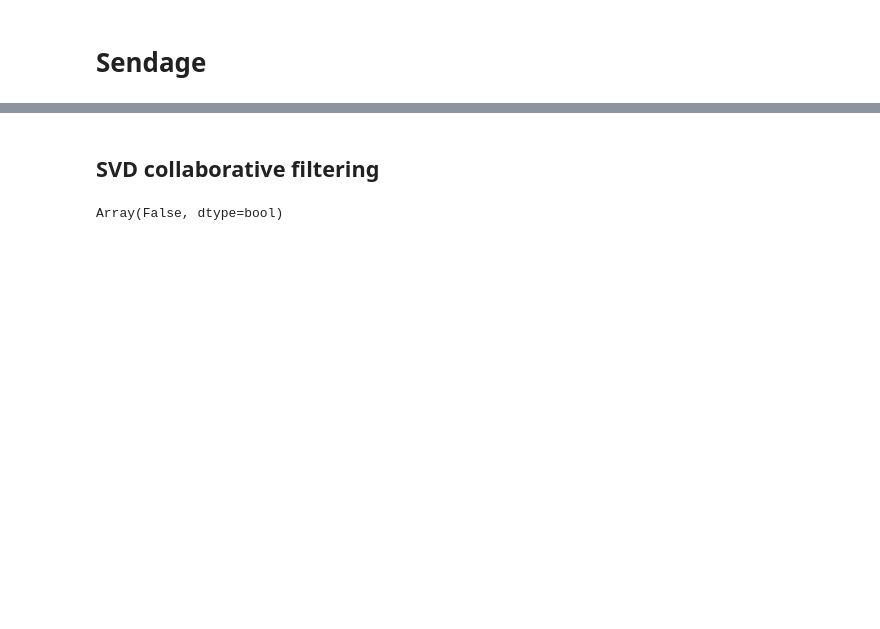
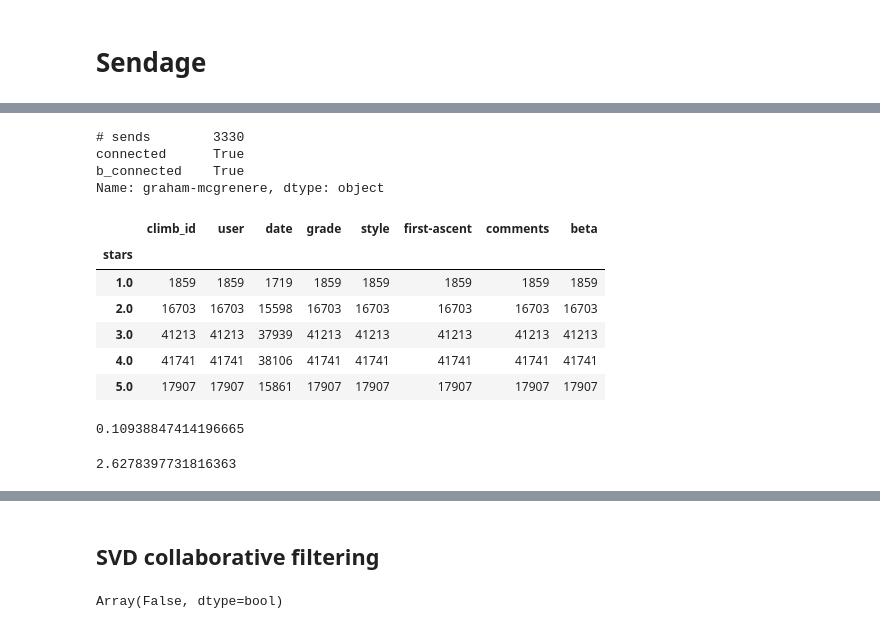
Before and after one commit to lrthomps/cs224u, a Jupyter notebook: final project/sendage/collaborative_filtering_jax.ipynb, the cells around one changed output, grey strips where cells are left out. Cells and saved outputs as stored; diff of their text form; code cells hidden in the pictures; blank space fills up the shorter version.

```diff
--- a/final project/sendage/collaborative_filtering_jax.ipynb
+++ b/final project/sendage/collaborative_filtering_jax.ipynb
@@ -41,0 +130,25 @@ stars = bascents.groupby(['user', 'climb_id'])['stars'].mean().fillna(2.75).rese
+# %%
+boulderers_df.iloc[561]
+# %% [output]
+# sends        3330
+connected      True
+b_connected    True
+Name: graham-mcgrenere, dtype: object
+# %%
+bascents.groupby('stars').count()
+# %% [output]
+|  | climb_id | user | date | grade | style | first-ascent | comments | beta |
+| stars |  |  |  |  |  |  |  |  |
+| 1.0 | 1859 | 1859 | 1719 | 1859 | 1859 | 1859 | 1859 | 1859 |
+| 2.0 | 16703 | 16703 | 15598 | 16703 | 16703 | 16703 | 16703 | 16703 |
+| 3.0 | 41213 | 41213 | 37939 | 41213 | 41213 | 41213 | 41213 | 41213 |
+| 4.0 | 41741 | 41741 | 38106 | 41741 | 41741 | 41741 | 41741 | 41741 |
+| 5.0 | 17907 | 17907 | 15861 | 17907 | 17907 | 17907 | 17907 | 17907 |
+# %%
+np.sum(bascents['date'].isna())/len(bascents)
+# %% [output]
+0.10938847414196665
+# %%
+(bascents.groupby(['user', 'date'])['climb_id'].count()).mean()
+# %% [output]
+2.6278397731816363
```
Also changed, not shown: parts of 14 cells of this notebook, 11 other files.
